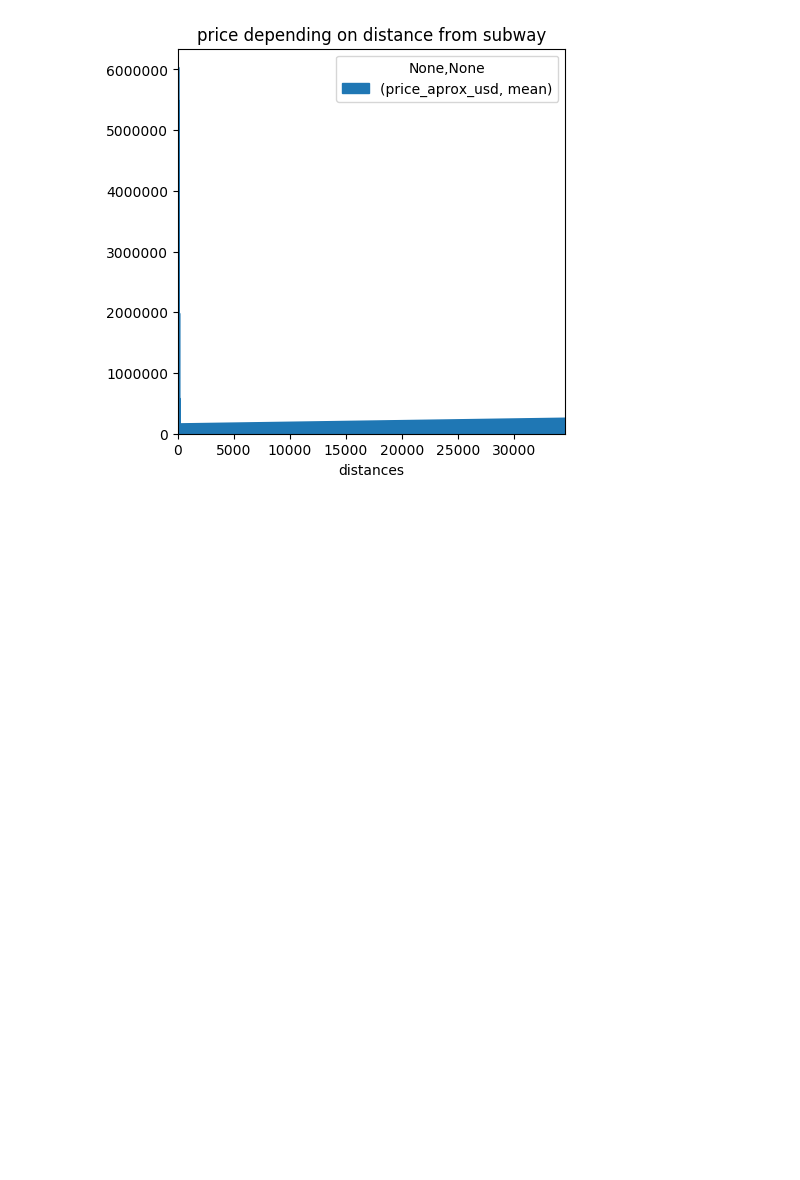
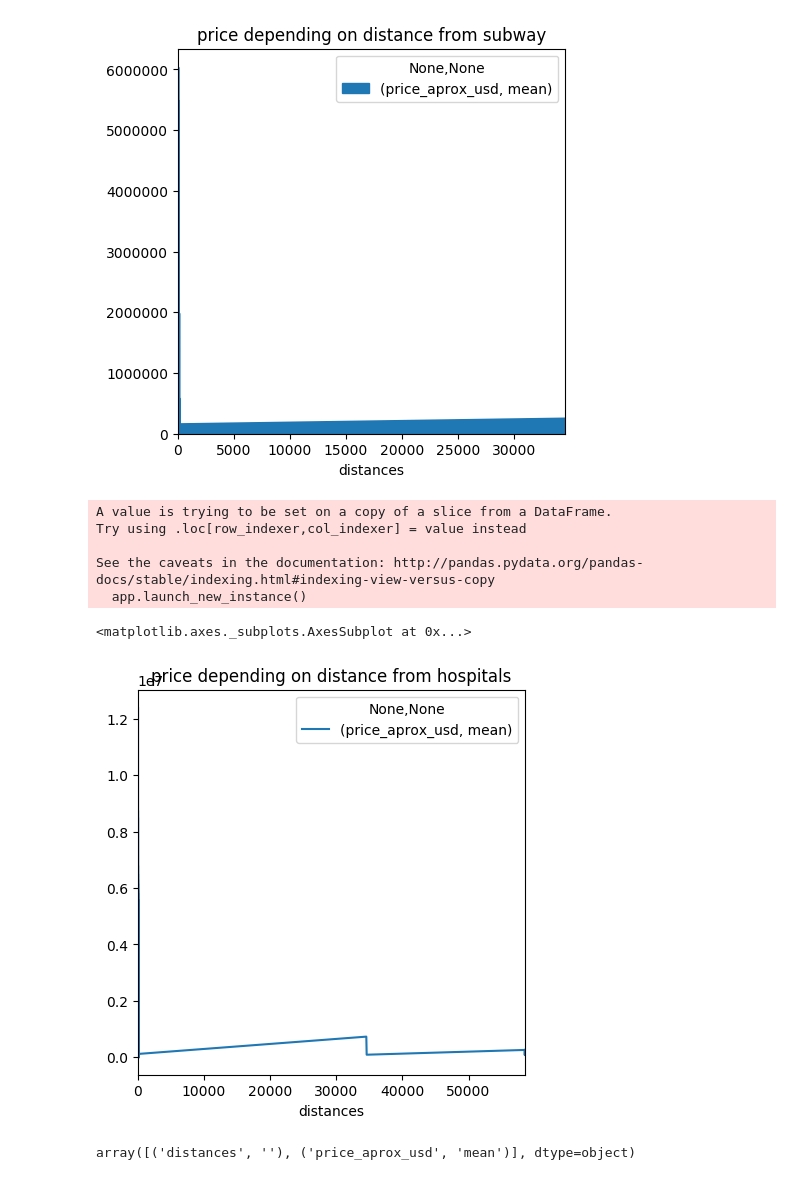
Before and after one commit to Monty1991/TPDATOS_7506_2017_2_ARGERICH, a Jupyter notebook: TP.ipynb, the cells around one changed output. Drawn from its saved outputs; the diff is of its cells as text; code cells hidden in the pictures; blank space fills up the shorter version.

```diff
--- a/TP.ipynb
+++ b/TP.ipynb
@@ -222,3 +228,33 @@ CF.plot(x='distances', y=('price_aprox_usd', 'mean') , kind='area', title="price
 # %% [output]
 <matplotlib.axes._subplots.AxesSubplot at 0x...>
 [figure]
+# %%
+hospitals = pd.read_csv("./extra/hospitales.csv", low_memory=False, sep=';', error_bad_lines=False)
+BsAs = df[~np.isnan(df['lon']) | ~np.isnan(df['lat'])]
+lat = BsAs['lat'].tolist()
+lon = BsAs['lon'].tolist()
+x = hospitals['LNG'].tolist()
+y = hospitals['LAT'].tolist()
+distances = []
+minor = 0;
+for i in range(0, len(lat)):
+    minor = ManhattanDistance(x[0], y[0], lat[i], lon[i])
+    for j in range(1, len(x)):
+        dist = ManhattanDistance(x[j], y[j], lat[i], lon[i])
+        if (dist < minor):
+            minor = dist
+    distances.append(minor)
+BsAs['distances'] = pd.Series(distances)
+BsAs = BsAs[~np.isnan(BsAs['distances'])]
+BsAs = BsAs.loc[:, ['distances', 'price_aprox_usd']].groupby('distances').agg([np.mean, np.size]).reset_index()
+# %% [output]
+A value is trying to be set on a copy of a slice from a DataFrame.
+Try using .loc[row_indexer,col_indexer] = value instead
+
+See the caveats in the documentation: http://pandas.pydata.org/pandas-docs/stable/indexing.html#indexing-view-versus-copy
+  app.launch_new_instance()
+# %%
+BsAs.plot(x='distances', y=('price_aprox_usd', 'mean') , kind='line', title="price depending on distance from hospitals")
+# %% [output]
+<matplotlib.axes._subplots.AxesSubplot at 0x...>
+[figure, added]
@@ -224,0 +271,33 @@ CF.plot(x='distances', y=('price_aprox_usd', 'mean') , kind='area', title="price
+# %%
+busStops = pd.read_csv("./extra/paradas-de-colectivo.csv", low_memory=False, sep=';', error_bad_lines=False)
+busStops['X'] = pd.Series(changeStringListCommaForPoint(busStops['X'].tolist()))
+busStops['Y'] = pd.Series(changeStringListCommaForPoint(busStops['Y'].tolist()))
+busStops.loc[:, 'X'] = busStops.loc[:, ['X']].apply(lambda x: float(x), axis = 1)
+busStops.loc[:, 'Y'] = busStops.loc[:, ['Y']].apply(lambda x: float(x), axis = 1)
+busStops = busStops[~np.isnan(busStops['X']) | ~np.isnan(busStops['Y'])]
+
+CF = df.loc[df.place_with_parent_names.str.contains('Capital Federal'), :]
+CF = CF.loc[:, ['lon', 'lat', 'price_aprox_usd', 'place_name']].groupby('place_name').agg([np.mean, np.size]).reset_index()
+CF = CF[~np.isnan(CF['lon', 'mean']) | ~np.isnan(CF[('lat', 'mean')])]
+
+lat = CF[('lat', 'mean')].tolist()
+lon = CF[('lon', 'mean')].tolist()
+x = busStops['X'].tolist()
+y = busStops['Y'].tolist()
+
+distances = []
+minor = 0;
+
+for i in range(0, len(lat)):
+    minor = ManhattanDistance(x[0], y[0], lat[i], lon[i])
+    for j in range(1, len(x)):
+        dist = ManhattanDistance(x[j], y[j], lat[i], lon[i])
+        if (dist < minor):
+            minor = dist
+    distances.append(minor)
+
+CF['distances'] = pd.Series(distances)
+CF = CF.loc[:, [('price_aprox_usd', 'mean'), ('distances', '')]].groupby('distances').mean().reset_index()
+CF.columns.values
+# %% [output]
+array([('distances', ''), ('price_aprox_usd', 'mean')], dtype=object)
```
Also changed, not shown: parts of 5 cells of this notebook.
